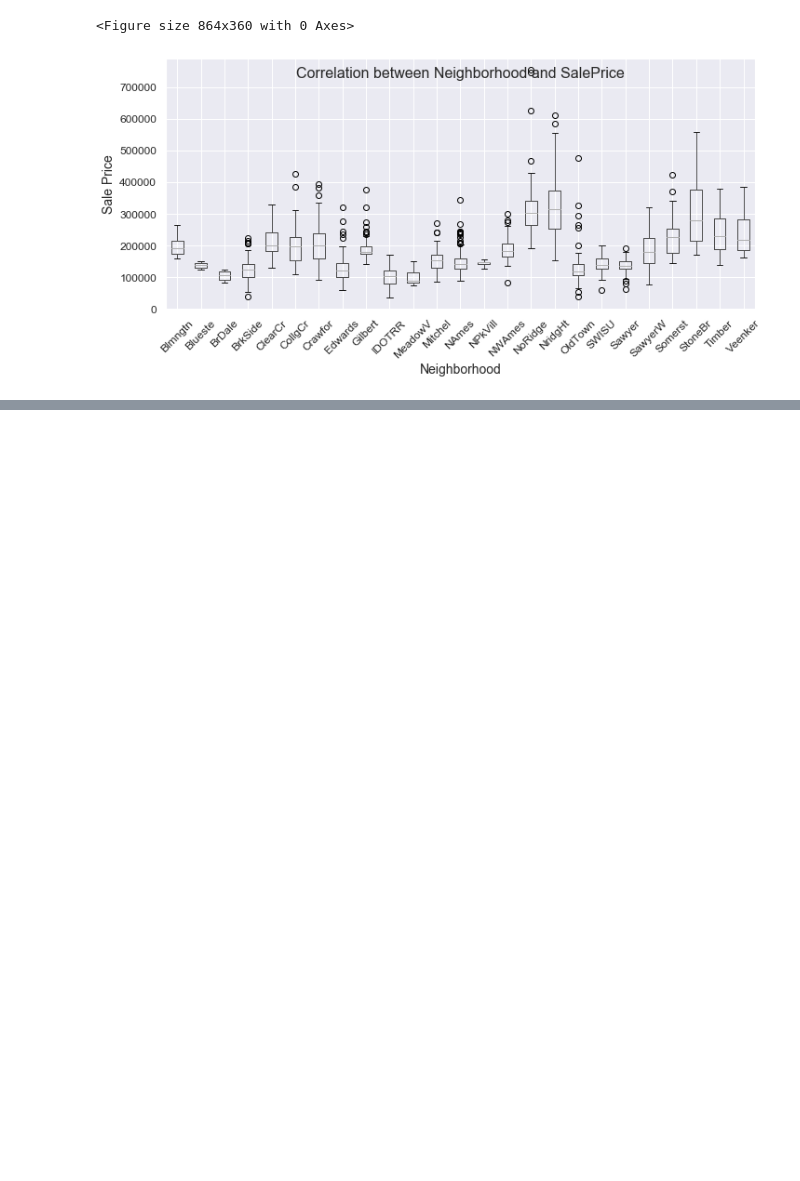
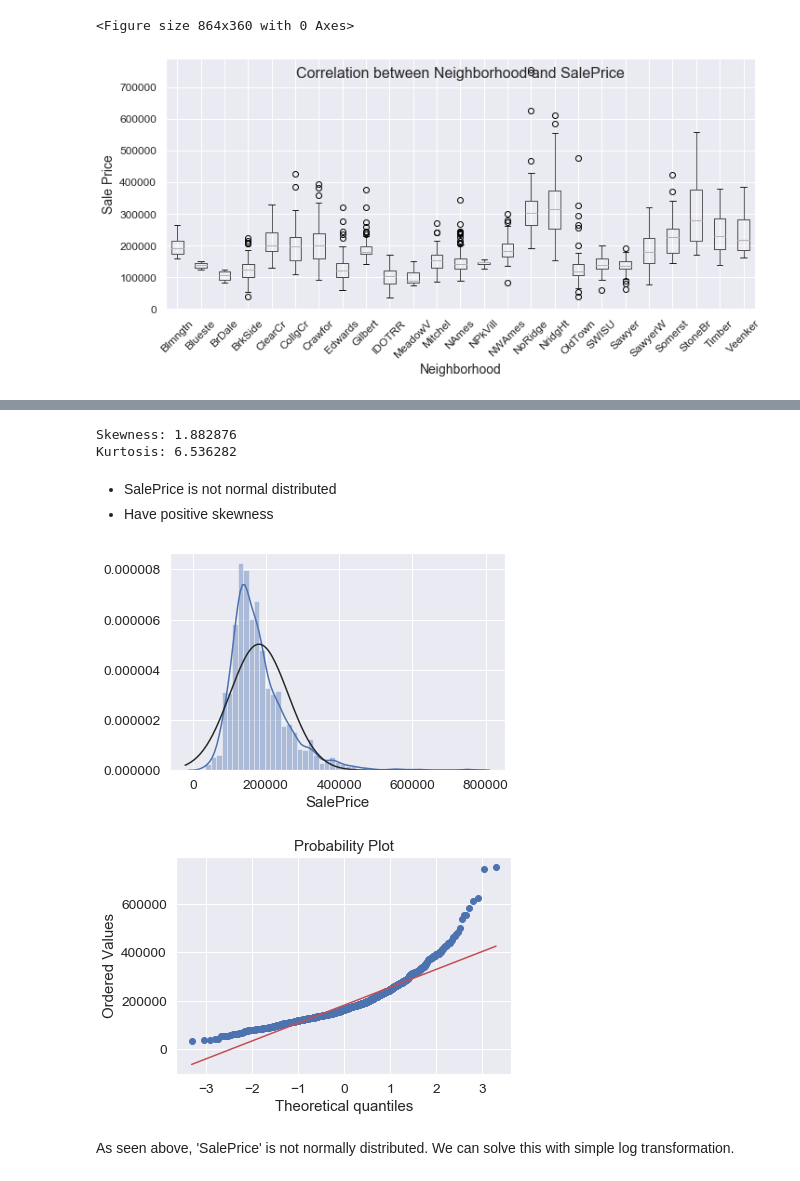
Before and after one commit to chibz3/Real_estate_investment, a Jupyter notebook: housing_prices.ipynb, the cells around one changed output, grey strips where cells are left out. Saved outputs shown, nothing was run; the diff lists cells and outputs as text; code cells hidden in the pictures; blank space fills up the shorter version.

```diff
--- a/housing_prices.ipynb
+++ b/housing_prices.ipynb
@@ -743,0 +885,20 @@ Text(0.5, 0.98, '')
+# %%
+#skewness and kurtosis
+print("Skewness: %f" % df_train['SalePrice'].skew())
+print("Kurtosis: %f" % df_train['SalePrice'].kurt())
+# %% [output]
+Skewness: 1.882876
+Kurtosis: 6.536282
+# %% [markdown]
+- SalePrice is not normal distributed
+- Have positive skewness
+# %%
+#histogram and normal probability plot
+sns.distplot(df['SalePrice'], fit=norm);
+fig = plt.figure()
+res = stats.probplot(df['SalePrice'], plot=plt)
+# %% [output]
+[figure, added]
+[figure, added]
+# %% [markdown]
+As seen above, 'SalePrice' is not normally distributed. We can solve this with simple log transformation.
```
Also changed, not shown: parts of 23 cells of this notebook.
